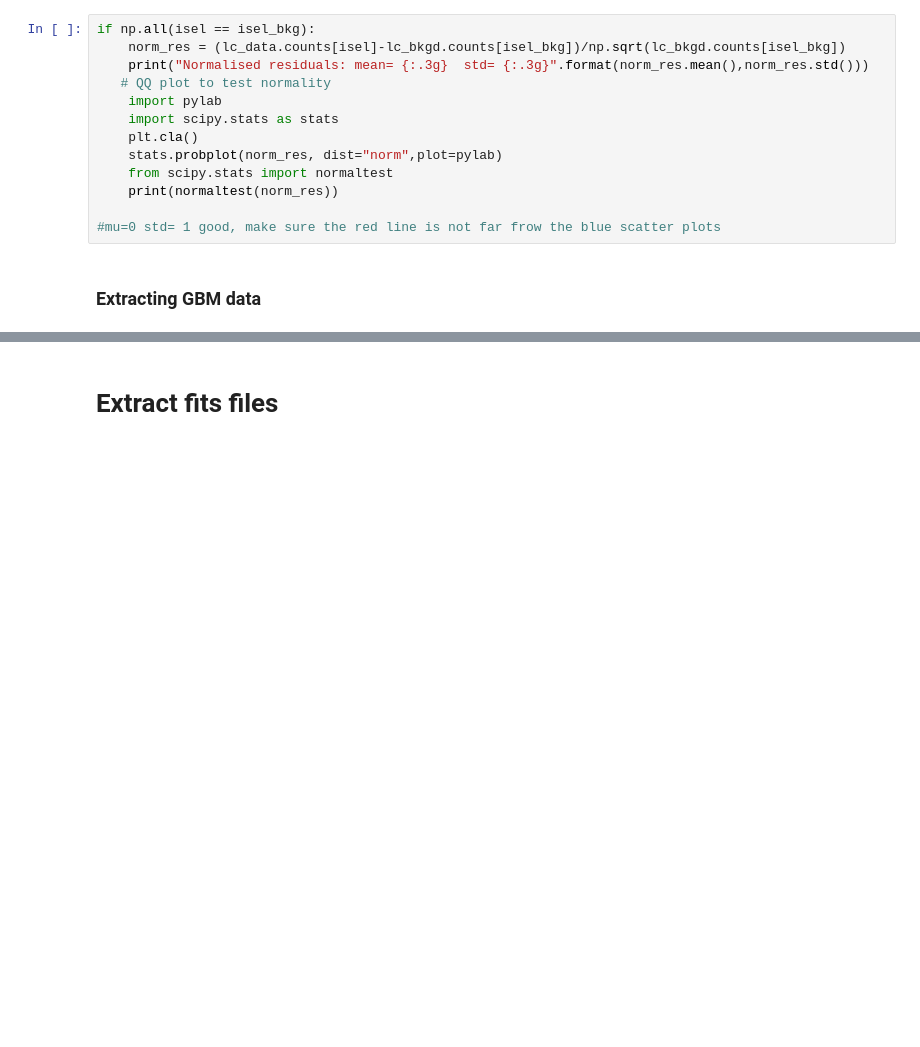
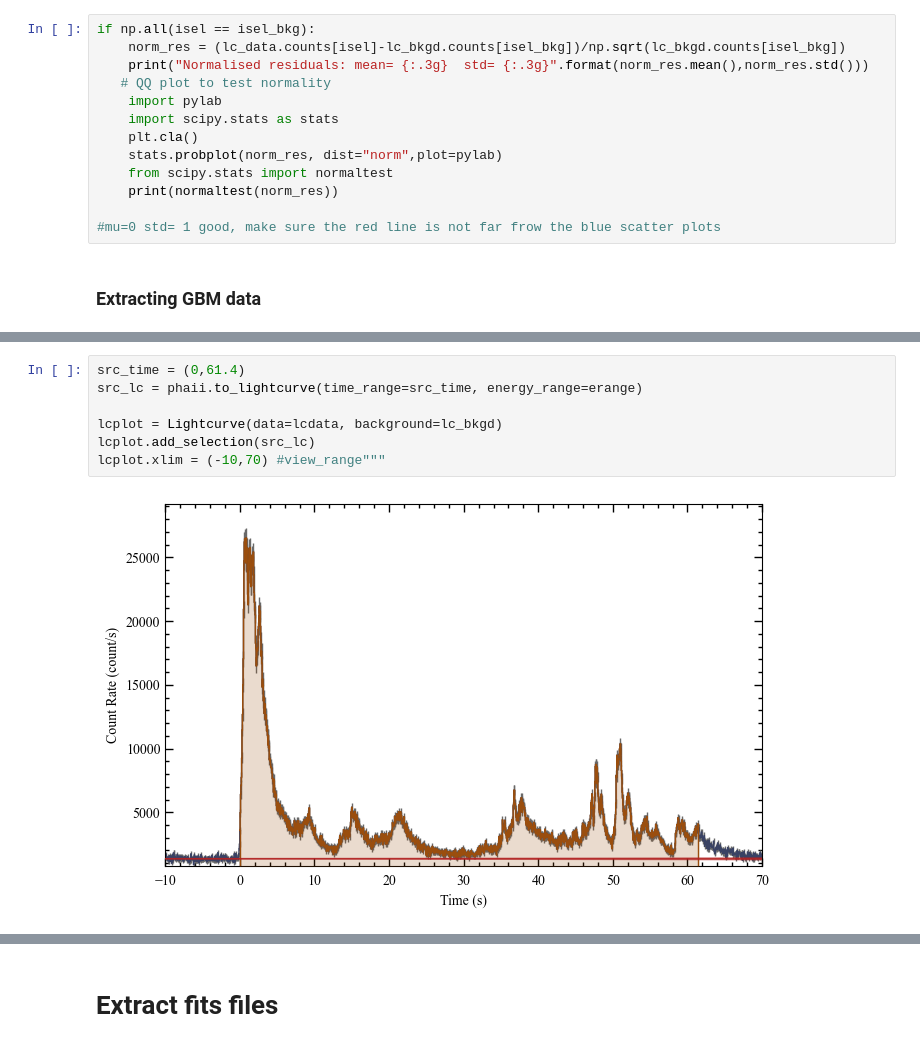
Before and after one commit to AndreasRamsli/GRB, a Jupyter notebook: xspec/FERMI/GRB210619B/GRB210619B_extract_files.ipynb, the cells around one changed output, grey strips where cells are left out. Saved outputs shown, nothing was run; the diff lists cells and outputs as text; blank space fills up the shorter version.

```diff
--- a/xspec/FERMI/GRB210619B/GRB210619B_extract_files.ipynb
+++ b/xspec/FERMI/GRB210619B/GRB210619B_extract_files.ipynb
@@ -667,6 +669,15 @@ lcplot.xlim = (-0.5,5) #view_range"""
 [figure]
 [figure]
 [figure]
+# %%
+src_time = (0,61.4)
+src_lc = phaii.to_lightcurve(time_range=src_time, energy_range=erange)
+
+lcplot = Lightcurve(data=lcdata, background=lc_bkgd)
+lcplot.add_selection(src_lc)
+lcplot.xlim = (-10,70) #view_range"""
+# %% [output]
+[figure, added]
 # %%
 # The orange shading indicates the time bins you've selected as source signal.  You can also make a plot of the count spectrum during the selection  to see what the background model looks like in comparison to the data:
 # the observed count spectrum during the source selection
```
Also changed, not shown: parts of 11 cells of this notebook, 8 other files.
